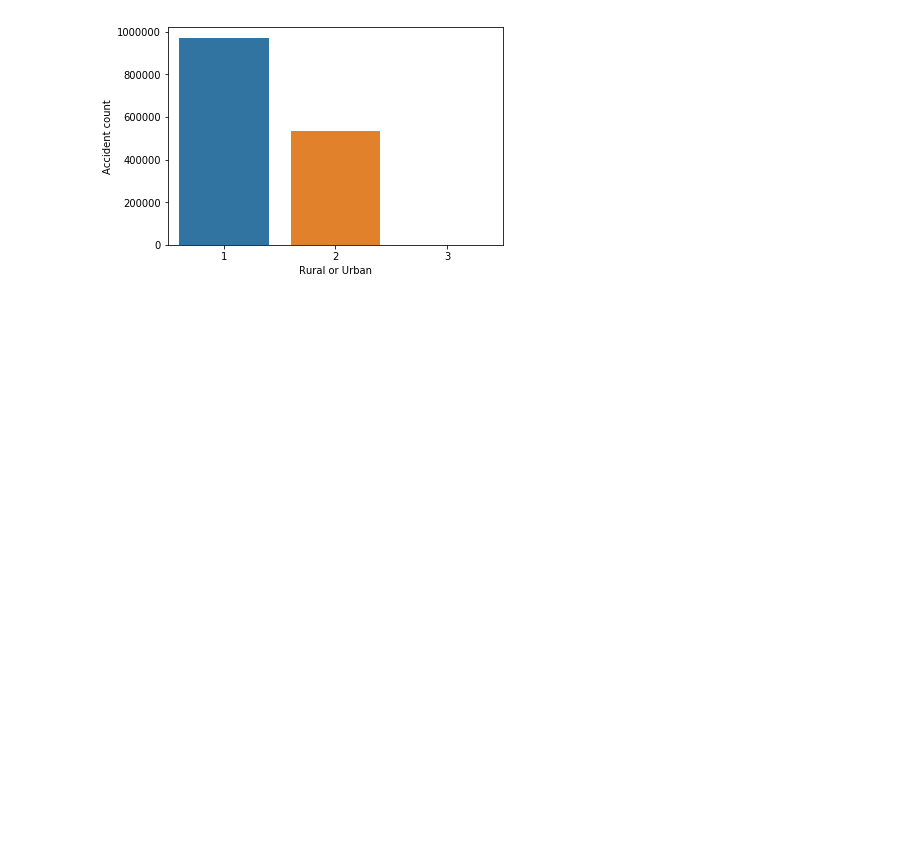
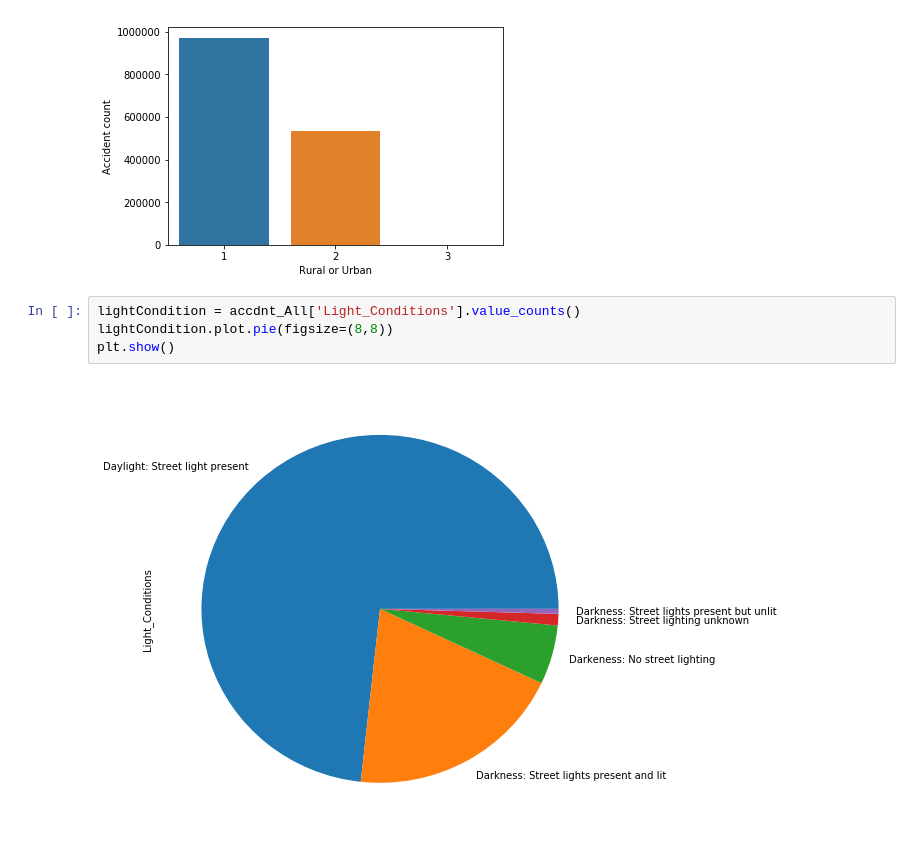
Before and after one commit to ArshadKhurshid/UK-Accident-History, a Jupyter notebook: UKAccident.ipynb, the cells around one changed output. Drawn from its saved outputs; the diff is of its cells as text; blank space fills up the shorter version.

Commit message:
chore:Add Light condition accident count

```diff
--- a/UKAccident.ipynb
+++ b/UKAccident.ipynb
@@ -112,3 +112,9 @@ plt.ylabel('Accident count')
 plt.show()
 # %% [output]
 [figure]
+# %%
+lightCondition = accdnt_All['Light_Conditions'].value_counts()
+lightCondition.plot.pie(figsize=(8,8))
+plt.show()
+# %% [output]
+[figure, added]
```
Also changed, not shown: parts of 2 cells of this notebook.
